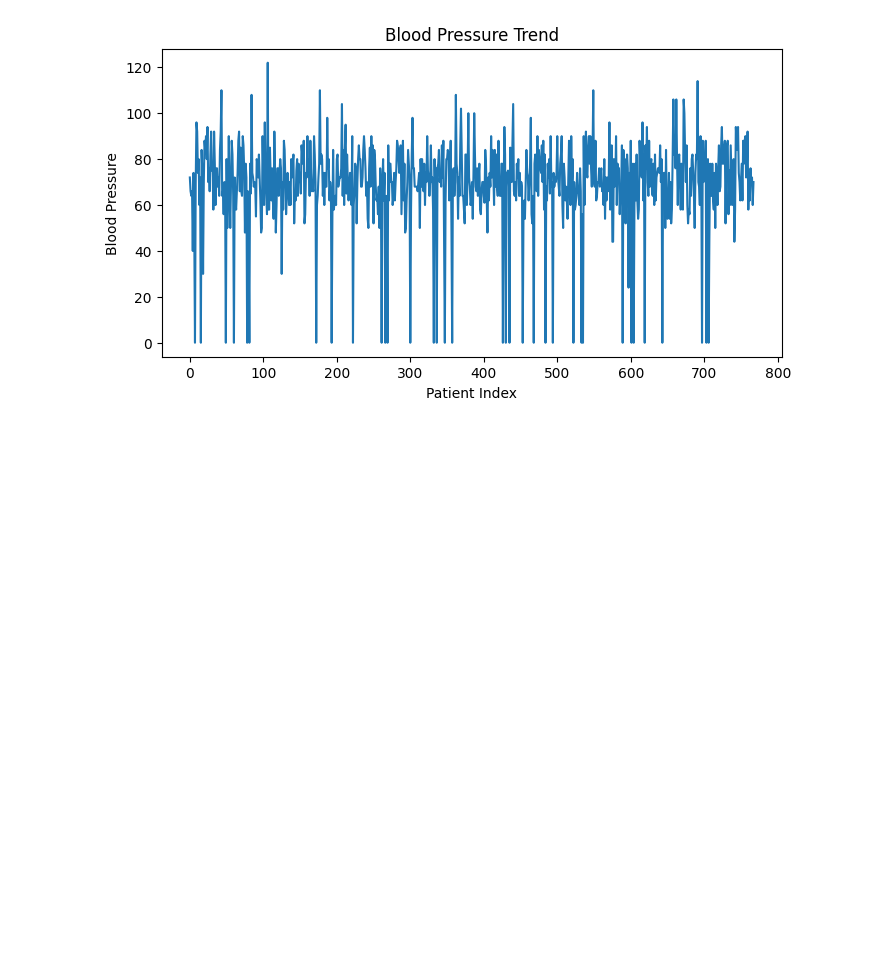
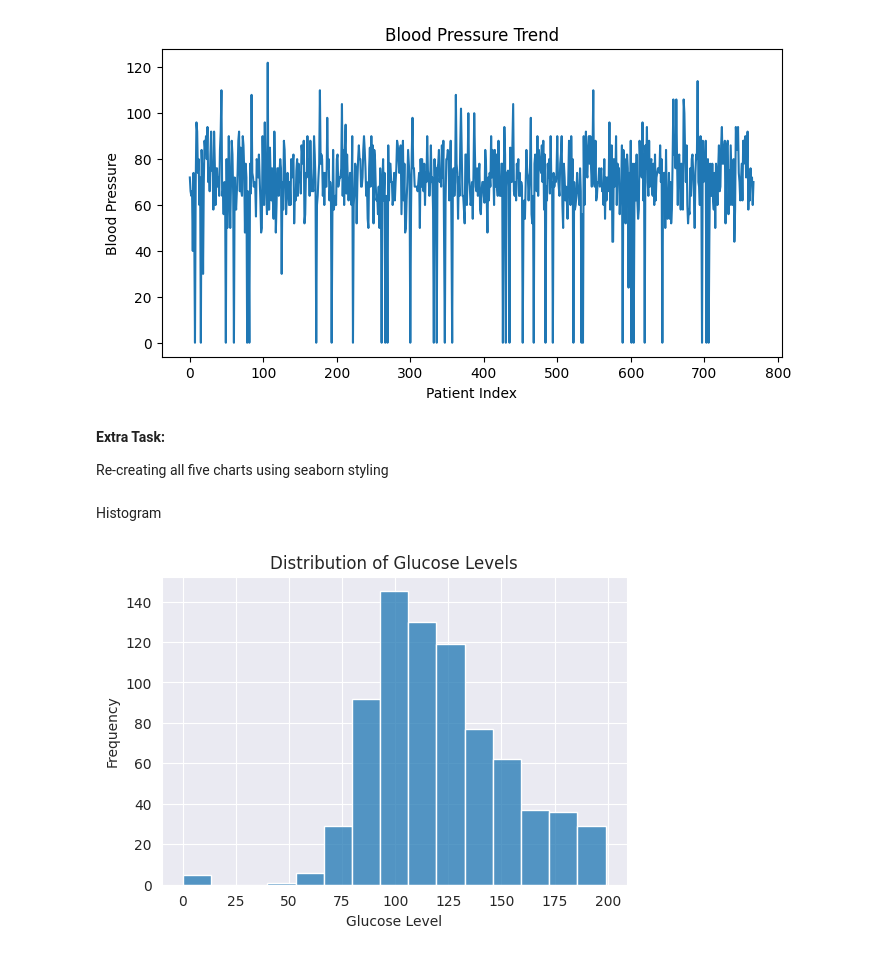
Before and after one commit to johnsparz/ai-bootcamp-portfolio, a Jupyter notebook: wk1_project.ipynb, the cells around one changed output. Saved outputs shown, nothing was run; the diff lists cells and outputs as text; code cells hidden in the pictures; blank space fills up the shorter version.

Commit message:
New Task Activity

```diff
--- a/wk1_project.ipynb
+++ b/wk1_project.ipynb
@@ -226,3 +226,27 @@ plt.ylabel("Blood Pressure")
 plt.show()
 # %% [output]
 [figure]
+# %% [markdown]
+**Extra Task:**
+
+Re-creating all five charts using seaborn styling
+# %%
+# Import libraries
+import seaborn as sns
+
+# Apply seaborn style
+sns.set_style("darkgrid")
+# %% [markdown]
+Histogram
+# %%
+plt.figure(figsize=(6,4))
+
+sns.histplot(df["Glucose"], bins=15)
+
+plt.title("Distribution of Glucose Levels")
+plt.xlabel("Glucose Level")
+plt.ylabel("Frequency")
+
+plt.show()
+# %% [output]
+[figure, added]
```
Also changed, not shown: parts of 17 cells of this notebook.
